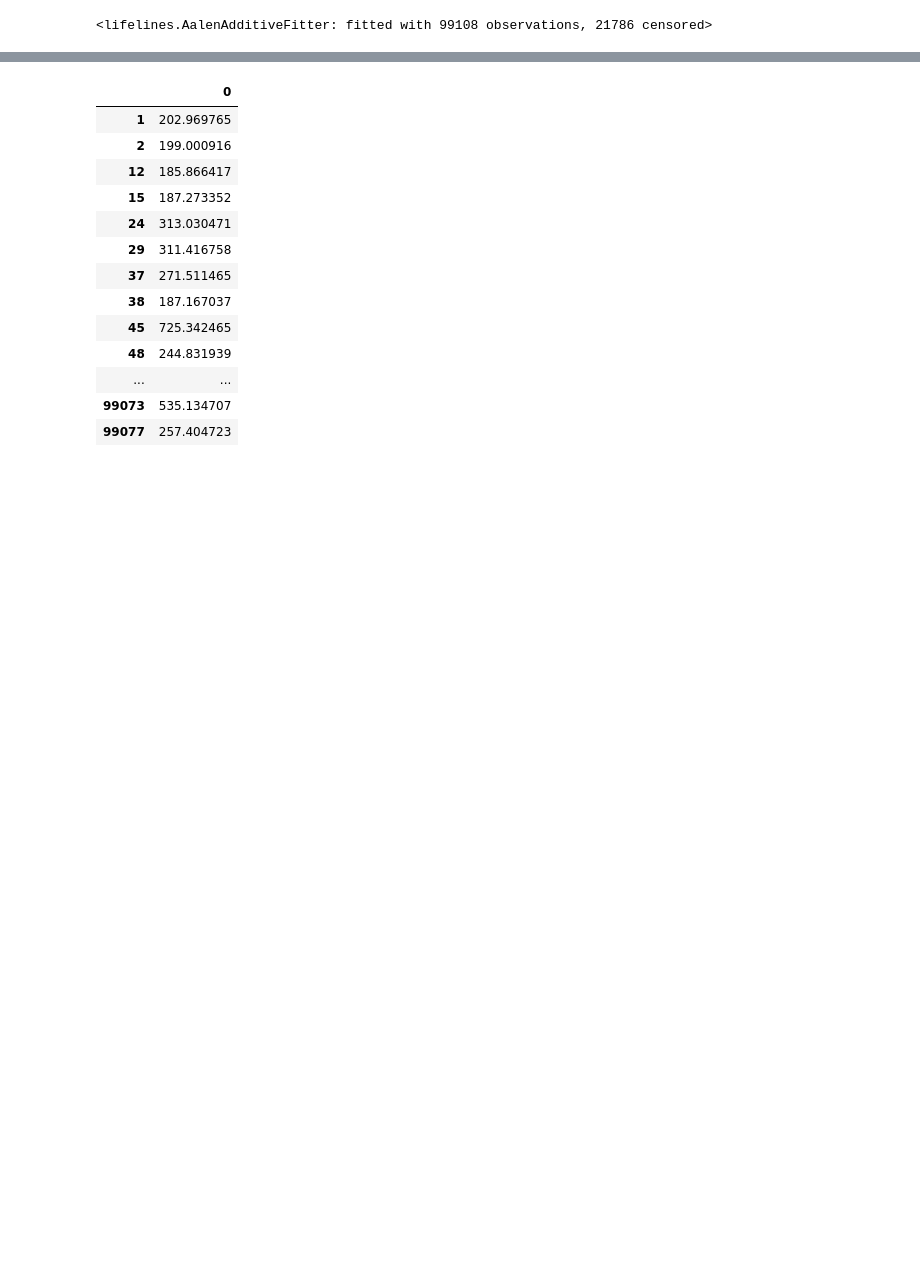
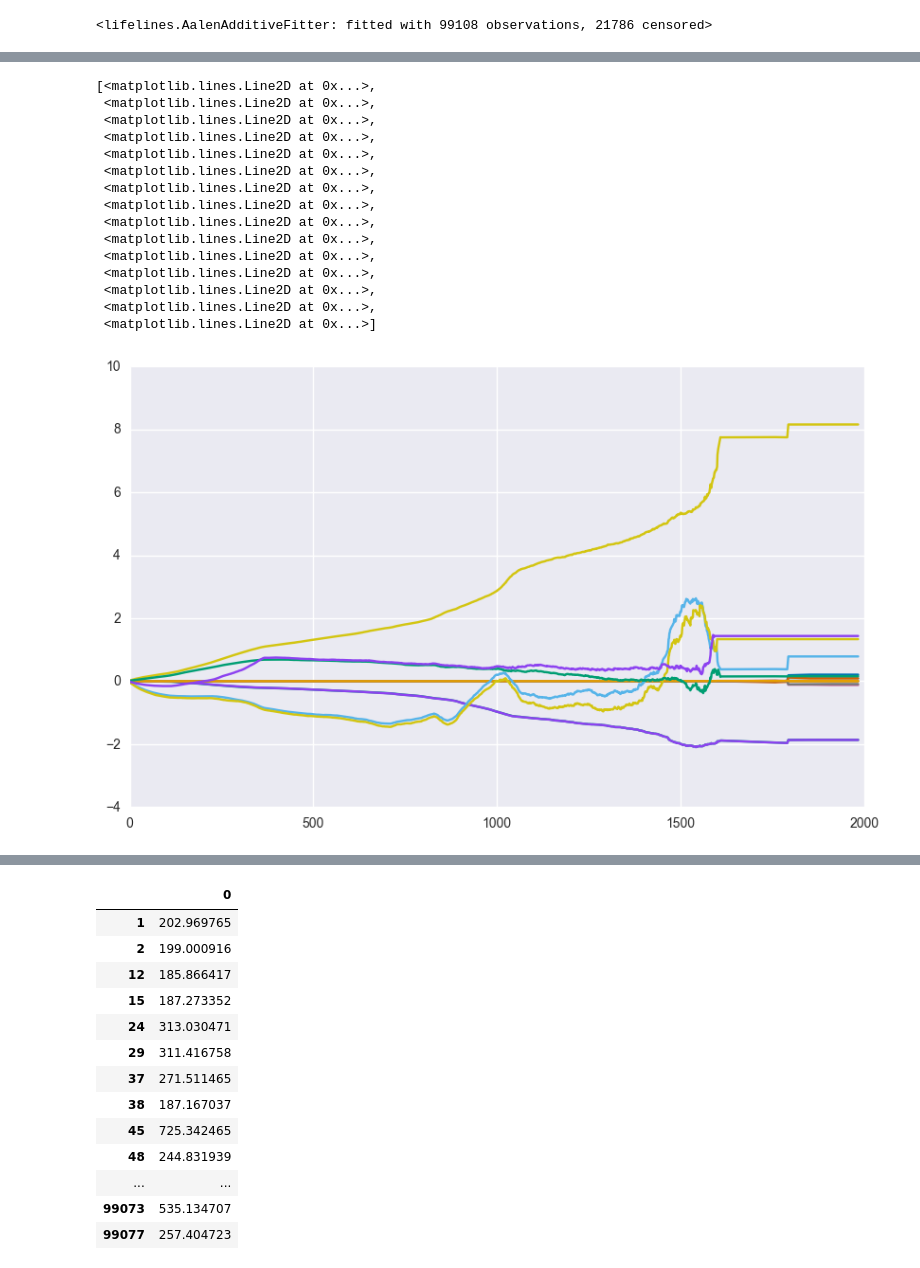
Before and after one commit to maryam1357/Capstone-Project-January-2017, a Jupyter notebook: Code/EDA.ipynb, the cells around one changed output, grey strips where cells are left out. Drawn from its saved outputs; the diff is of its cells as text; code cells hidden in the pictures; blank space fills up the shorter version.

```diff
--- a/Code/EDA.ipynb
+++ b/Code/EDA.ipynb
@@ -808,0 +864,19 @@ test_df=df_final_aa[df_final_aa['kac']==0]
+# %%
+plt.plot(aaf.cumulative_hazards_)
+# %% [output]
+[<matplotlib.lines.Line2D at 0x...>,
+ <matplotlib.lines.Line2D at 0x...>,
+ <matplotlib.lines.Line2D at 0x...>,
+ <matplotlib.lines.Line2D at 0x...>,
+ <matplotlib.lines.Line2D at 0x...>,
+ <matplotlib.lines.Line2D at 0x...>,
+ <matplotlib.lines.Line2D at 0x...>,
+ <matplotlib.lines.Line2D at 0x...>,
+ <matplotlib.lines.Line2D at 0x...>,
+ <matplotlib.lines.Line2D at 0x...>,
+ <matplotlib.lines.Line2D at 0x...>,
+ <matplotlib.lines.Line2D at 0x...>,
+ <matplotlib.lines.Line2D at 0x...>,
+ <matplotlib.lines.Line2D at 0x...>,
+ <matplotlib.lines.Line2D at 0x...>]
+[figure, added]
```
Also changed, not shown: parts of 13 cells of this notebook, 6 other files.
